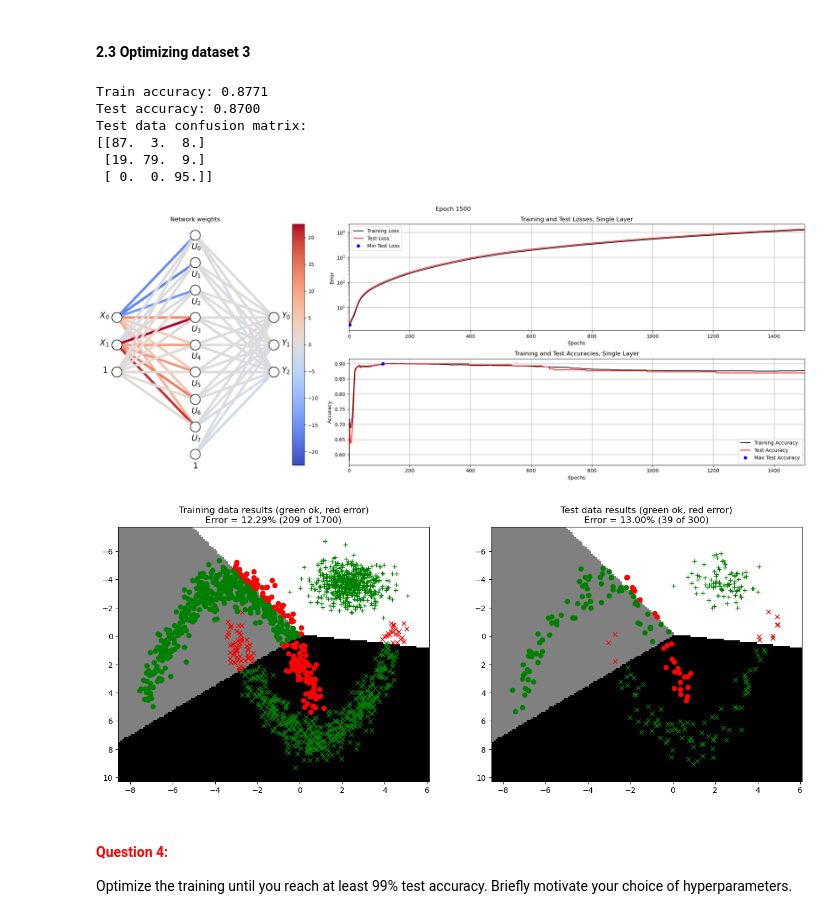
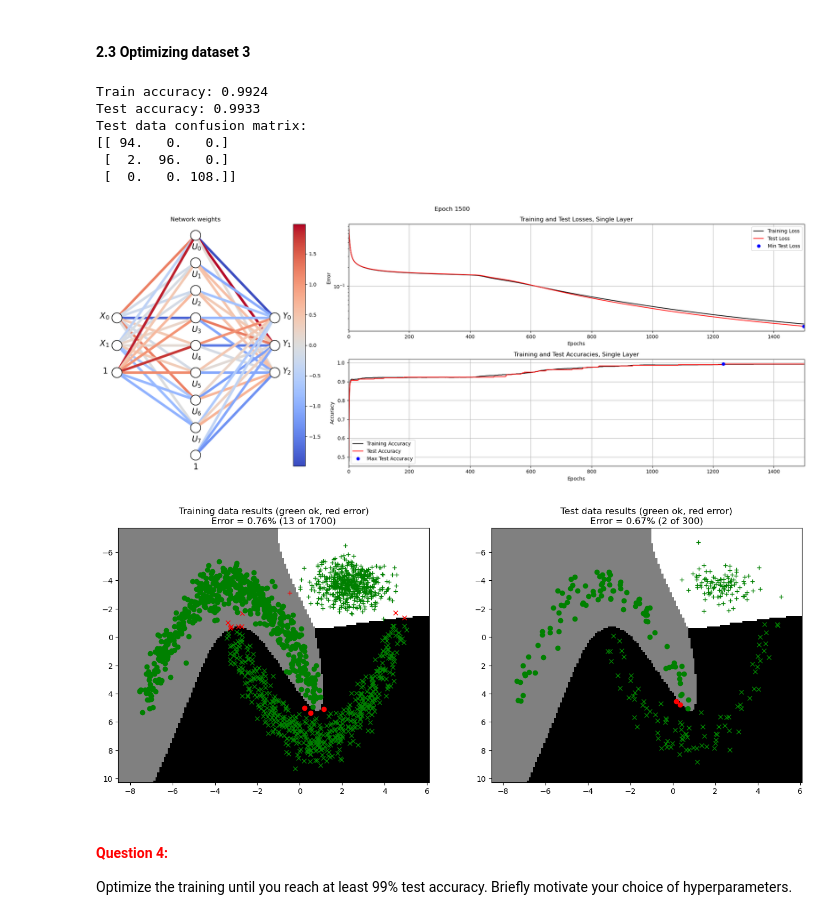
Before and after one commit to ash-rulz/NeuralNet, a Jupyter notebook: A1_Supervised/main3_MultiLayer.ipynb, the cells around one changed output. Drawn from its saved outputs; the diff is of its cells as text; code cells hidden in the pictures.

```diff
--- a/A1_Supervised/main3_MultiLayer.ipynb
+++ b/A1_Supervised/main3_MultiLayer.ipynb
@@ -64,7 +64,7 @@ def forward(X, W1, B1, W2, B2, useTanhOutput=False):
         Y = e
     else:
         b = X @ W1 + B1
-        c = b
+        c = np.tanh(b)
         d = c @ W2 + B2
         e = d
         Y = e
@@ -107,7 +107,7 @@ def backward(W1, B1, W2, B2, X, U, Y, D, useTanhOutput=False):
     N  = Y.shape[0]
     NC = Y.shape[1]
 
-    E, _, C = forward(X, W1, B1, W2, B2, True)
+    E, _, C = forward(X, W1, B1, W2, B2, useTanhOutput)
     pd_Error_E = 1/N * 1/NC * 2 *(E-D)
     if useTanhOutput:
         pd_E_D = (1-E**2)
@@ -121,10 +121,7 @@ def backward(W1, B1, W2, B2, X, U, Y, D, useTanhOutput=False):
     GradB2 = np.sum(pd_Error_E * pd_E_D, axis = 0)
 
     pd_D_C = W2
-    if useTanhOutput:
-        pd_C_B = (1-C**2)
-    else:
-        pd_C_B = 1
+    pd_C_B = (1-C**2)
     pd_B_W1 = X
     pd_B_B1 = 1
 
@@ -481,35 +467,30 @@ Given that the second dataset is not too complex but cannot be linearly classifi
 # %%
 # --------------------------------------------
 # === Your code here =========================
 # --------------------------------------------
 nInputs  = 2
 nClasses = 3
 nHidden  = 8
 
 #Xavier initialization
-lower_1 = -(1.0 / np.sqrt(nInputs))
-upper_1 = (1.0 / np.sqrt(nInputs))
-W1_0 = np.linspace(lower_1, upper_1 , nInputs * nHidden).reshape(nInputs,nHidden)
-B1_0 = np.linspace(lower_1, upper_1 , nHidden).reshape(1,nHidden)
+#Xavier initialization
+W1_0, B1_0 = getWeightsBias(nInputs, nHidden)
 
-lower_2 = -(1.0 / np.sqrt(nHidden))
-upper_2 = (1.0 / np.sqrt(nHidden))
-W2_0 = np.linspace(lower_2, upper_2 , nHidden * nClasses).reshape(nHidden,nClasses)
-B2_0 = np.linspace(lower_2, upper_2 , nClasses).reshape(1,nClasses)
+W2_0, B2_0 = getWeightsBias(nHidden, nClasses)
 
-params = {"epochs": 1500, "learningRate": 0.15, "normalize": False, "useTanhOutput": False}
+params = {"epochs": 1500, "learningRate": 0.15, "normalize": False, "useTanhOutput": True}
 # ============================================
 
 trainMultiLayerOnDataset(3, 0.15, W1_0, B1_0, W2_0, B2_0, params)
 # %% [output]
-Train accuracy: 0.8771
-Test accuracy: 0.8700
+Train accuracy: 0.9924
+Test accuracy: 0.9933
 Test data confusion matrix:
-[[87.  3.  8.]
- [19. 79.  9.]
- [ 0.  0. 95.]]
+[[ 94.   0.   0.]
+ [  2.  96.   0.]
+ [  0.   0. 108.]]
-[figure, old version]
+[figure, new version]
-[figure, old version]
+[figure, new version]
 # %% [markdown]
 #### **<span style="color:red">Question 4:</span>**
 
```
Also changed, not shown: parts of 7 cells of this notebook, 3 other files.
